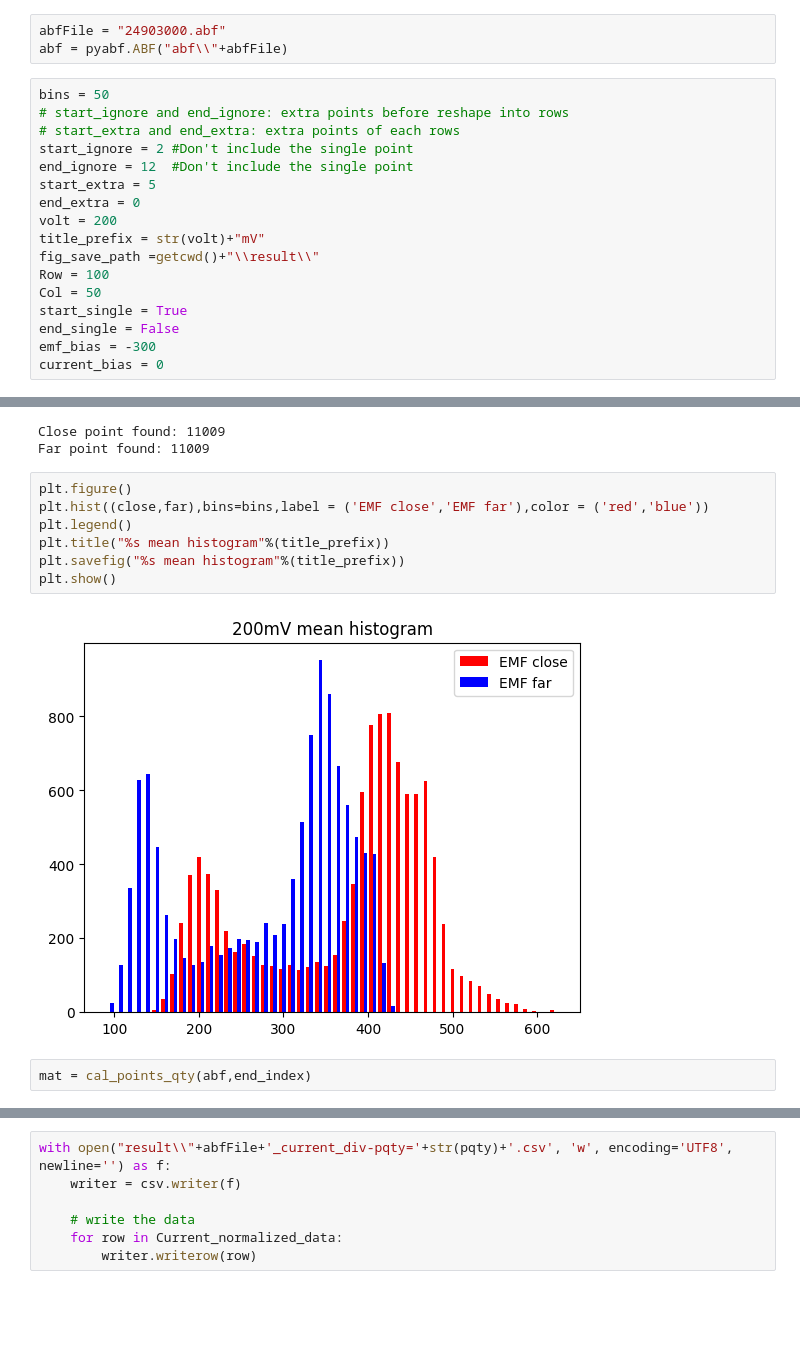
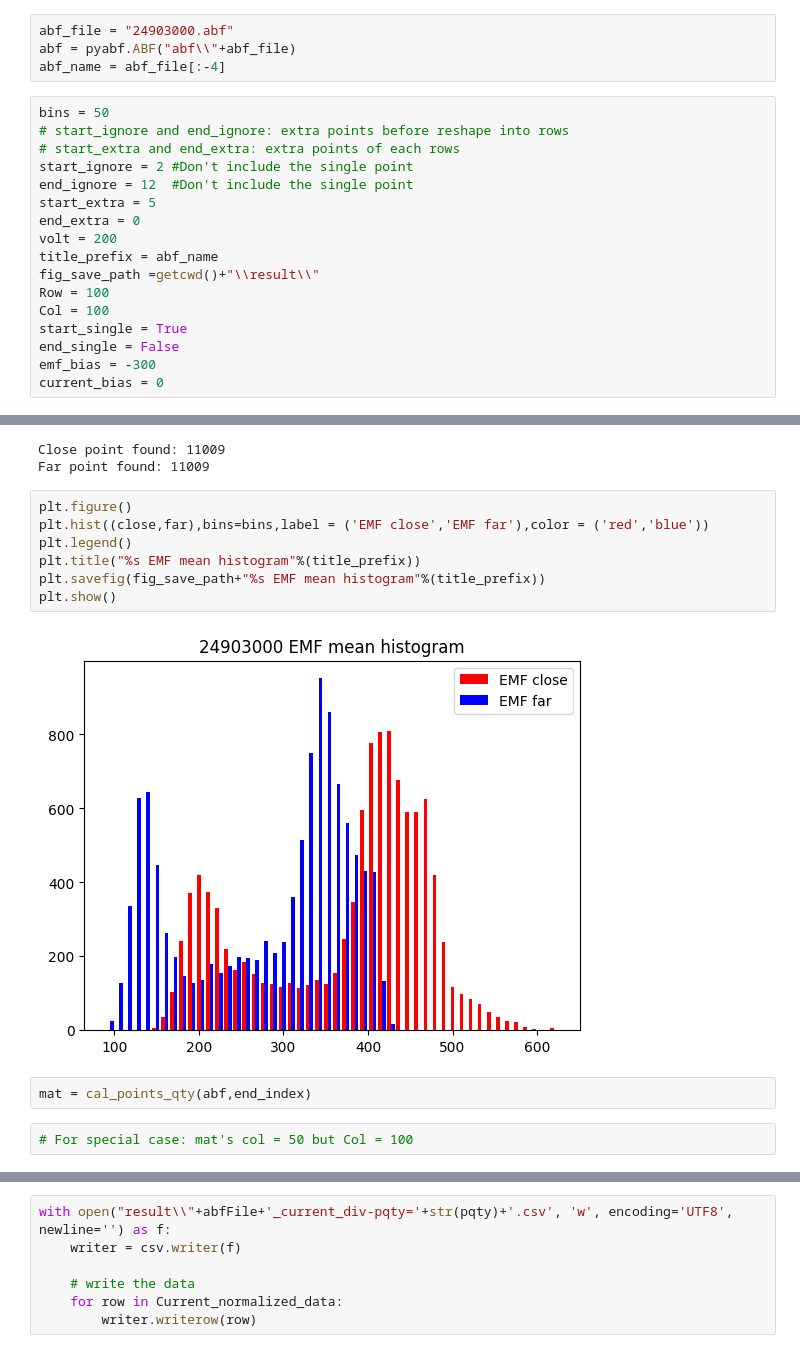
Before and after one commit to CalebThian/EMF_detection, a Jupyter notebook: 20241029_Main.ipynb, the cells around one changed output, grey strips where cells are left out. Drawn from its saved outputs; the diff is of its cells as text; blank space fills up the shorter version.

Commit message:
special case problem

```diff
--- a/20241029_Main.ipynb
+++ b/20241029_Main.ipynb
@@ -30,8 +30,9 @@ from util import findStable_Bias, cal_points_qty, print_points_qty, plot_wave, p
 * 600mV 21930014.abf: 3120 + 5(start)  = 3125
 * 800mV 21d04000.abf: 3120 + 6(start) + 30(end) =3156
 # %%
-abfFile = "24903000.abf"
-abf = pyabf.ABF("abf\\"+abfFile)
+abf_file = "24903000.abf"
+abf = pyabf.ABF("abf\\"+abf_file)
+abf_name = abf_file[:-4]
 # %%
 bins = 50
 # start_ignore and end_ignore: extra points before reshape into rows
@@ -41,10 +42,10 @@ end_ignore = 12  #Don't include the single point
 start_extra = 5
 end_extra = 0
 volt = 200
-title_prefix = str(volt)+"mV"
+title_prefix = abf_name
 fig_save_path =getcwd()+"\\result\\"
 Row = 100
-Col = 50
+Col = 100
 start_single = True
 end_single = False
 emf_bias = -300
@@ -62,14 +63,16 @@ Far point found: 11009
 # %%
 plt.figure()
 plt.hist((close,far),bins=bins,label = ('EMF close','EMF far'),color = ('red','blue'))
 plt.legend()
-plt.title("%s mean histogram"%(title_prefix))
-plt.savefig("%s mean histogram"%(title_prefix))
+plt.title("%s EMF mean histogram"%(title_prefix))
+plt.savefig(fig_save_path+"%s EMF mean histogram"%(title_prefix))
 plt.show()
 # %% [output]
-[figure, old version]
+[figure, new version]
-# %%
-mat = cal_points_qty(abf,end_index)
+# %%
+mat = cal_points_qty(abf,end_index)
+# %%
+# For special case: mat's col = 50 but Col = 100
 # %%
 target = close/far
 target = calculate_mean(target, copy.deepcopy(mat), ignore, extra, dim)
```
Also changed, not shown: parts of 8 cells of this notebook, 10 other files.
